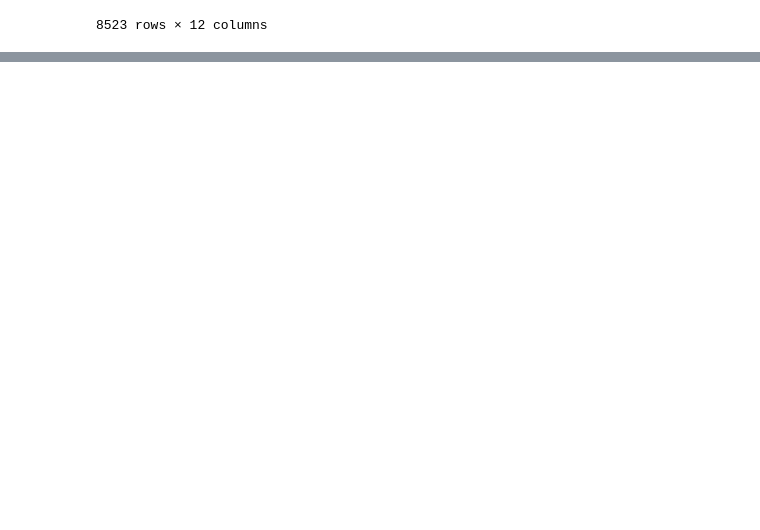
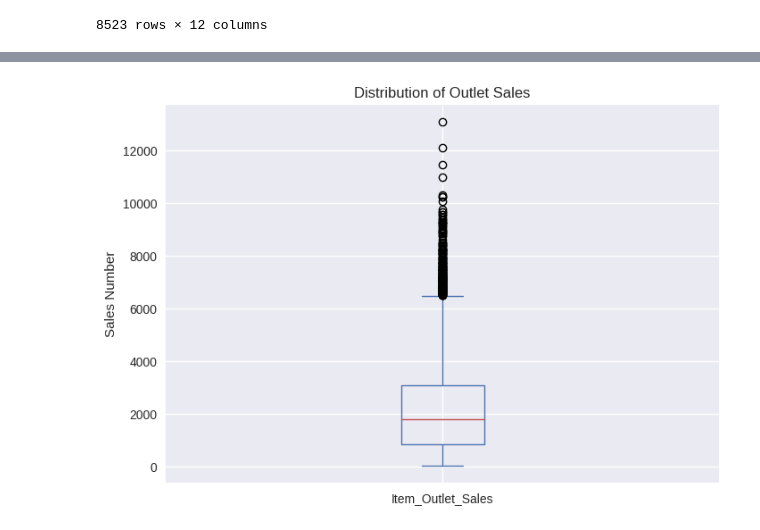
Before and after one commit to NotMaj/sales-predictions, a Jupyter notebook: Project_1.ipynb, the cells around one changed output, grey strips where cells are left out. Saved outputs shown, nothing was run; the diff lists cells and outputs as text; code cells hidden in the pictures; blank space fills up the shorter version.

```diff
--- a/Project_1.ipynb
+++ b/Project_1.ipynb
@@ -207,0 +308,6 @@ Name: Item_Outlet_Sales, dtype: float64
+# %%
+df['Item_Outlet_Sales'].plot(kind='box')
+plt.ylabel('Sales Number')
+plt.title('Distribution of Outlet Sales');
+# %% [output]
+[figure, added]
```
Also changed, not shown: parts of 23 cells of this notebook.
